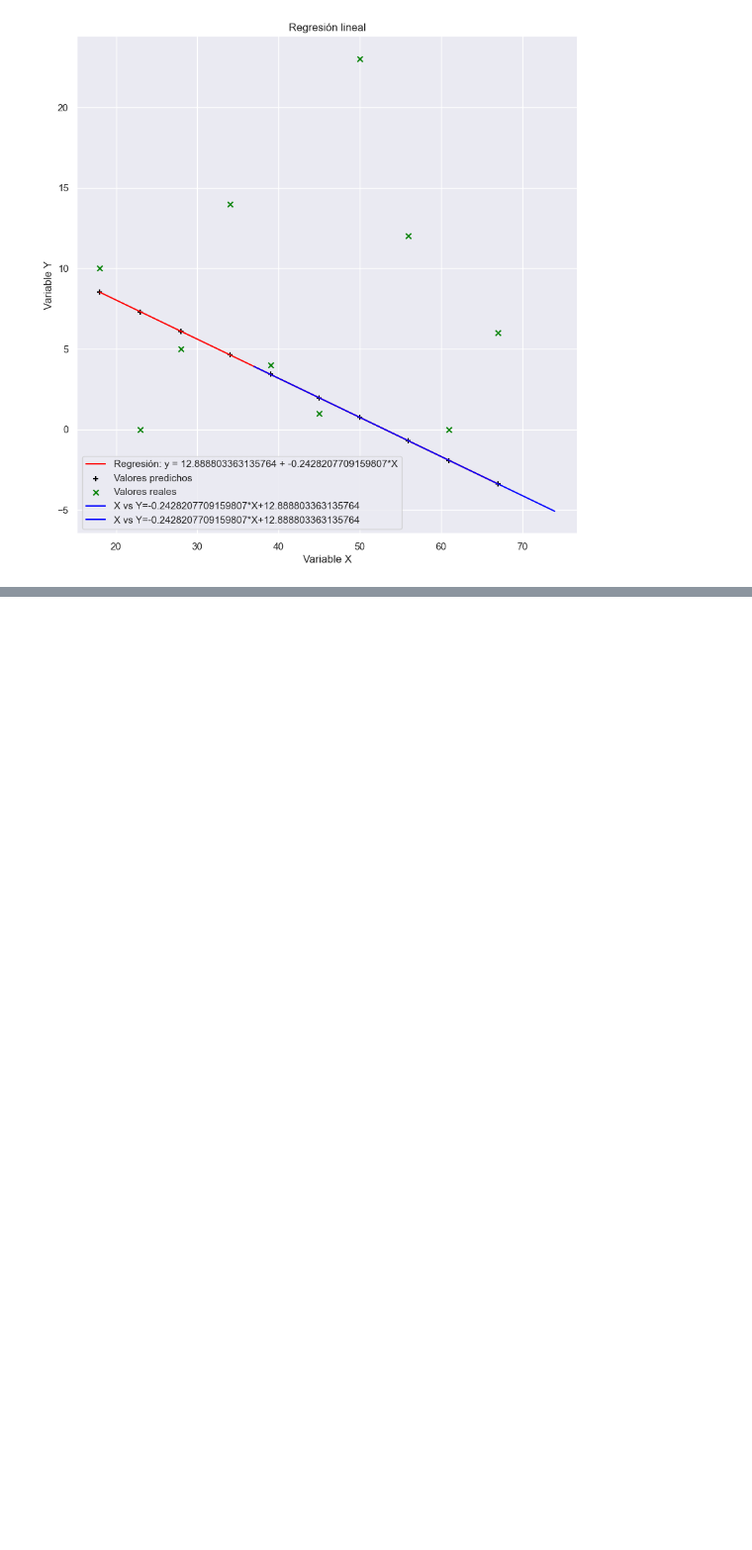
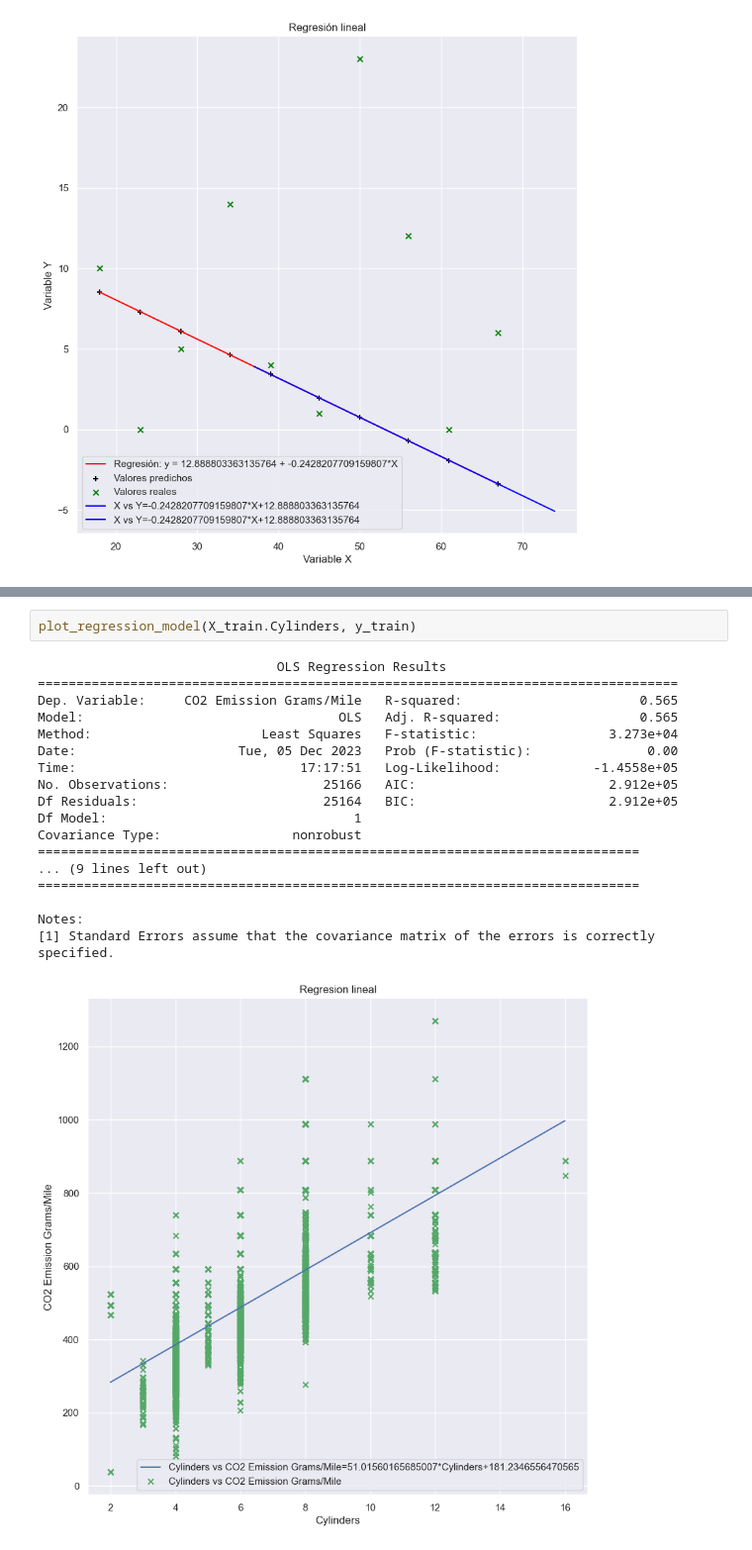
Before and after one commit to Ateibuzena/Data_science, a Jupyter notebook: mod5-machine-learning-deep-learning/02.Regresión_lineal/05.regresion_statsmodels.ipynb, the cells around one changed output, grey strips where cells are left out. Shown at 99% size. Cells and saved outputs as stored; diff of their text form; blank space fills up the shorter version.

```diff
--- a/mod5-machine-learning-deep-learning/02.Regresión_lineal/05.regresion_statsmodels.ipynb
+++ b/mod5-machine-learning-deep-learning/02.Regresión_lineal/05.regresion_statsmodels.ipynb
@@ -794,0 +601,21 @@ Notes:
+# %%
+plot_regression_model(X_train.Cylinders, y_train)
+# %% [output]
+                               OLS Regression Results
+===================================================================================
+Dep. Variable:     CO2 Emission Grams/Mile   R-squared:                       0.565
+Model:                                 OLS   Adj. R-squared:                  0.565
+Method:                      Least Squares   F-statistic:                 3.273e+04
+Date:                     Tue, 05 Dec 2023   Prob (F-statistic):               0.00
+Time:                             17:17:51   Log-Likelihood:            -1.4558e+05
+No. Observations:                    25166   AIC:                         2.912e+05
+Df Residuals:                        25164   BIC:                         2.912e+05
+Df Model:                                1
+Covariance Type:                 nonrobust
+==============================================================================
+... (9 lines left out)
+==============================================================================
+
+Notes:
+[1] Standard Errors assume that the covariance matrix of the errors is correctly specified.
+[figure, added]
```
Also changed, not shown: parts of 104 cells of this notebook, 3 other files.
